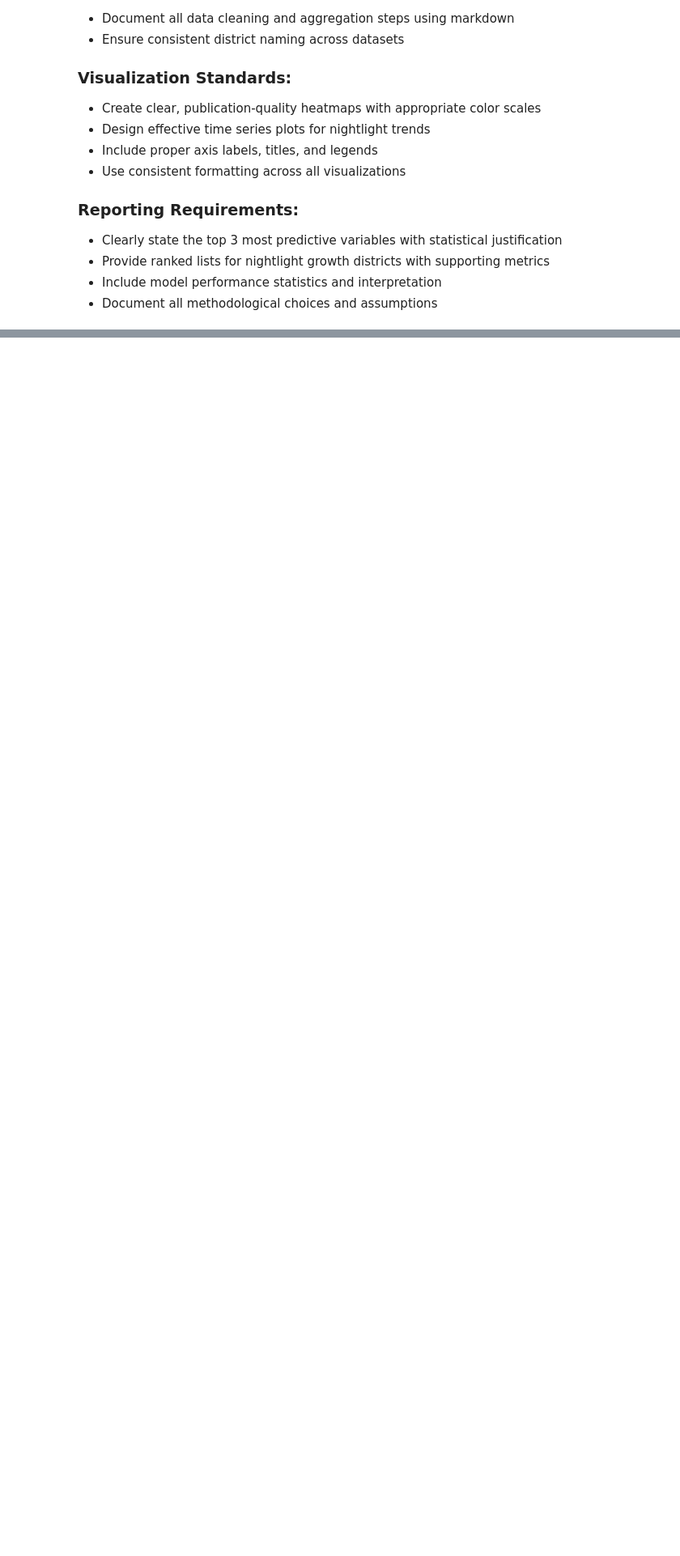
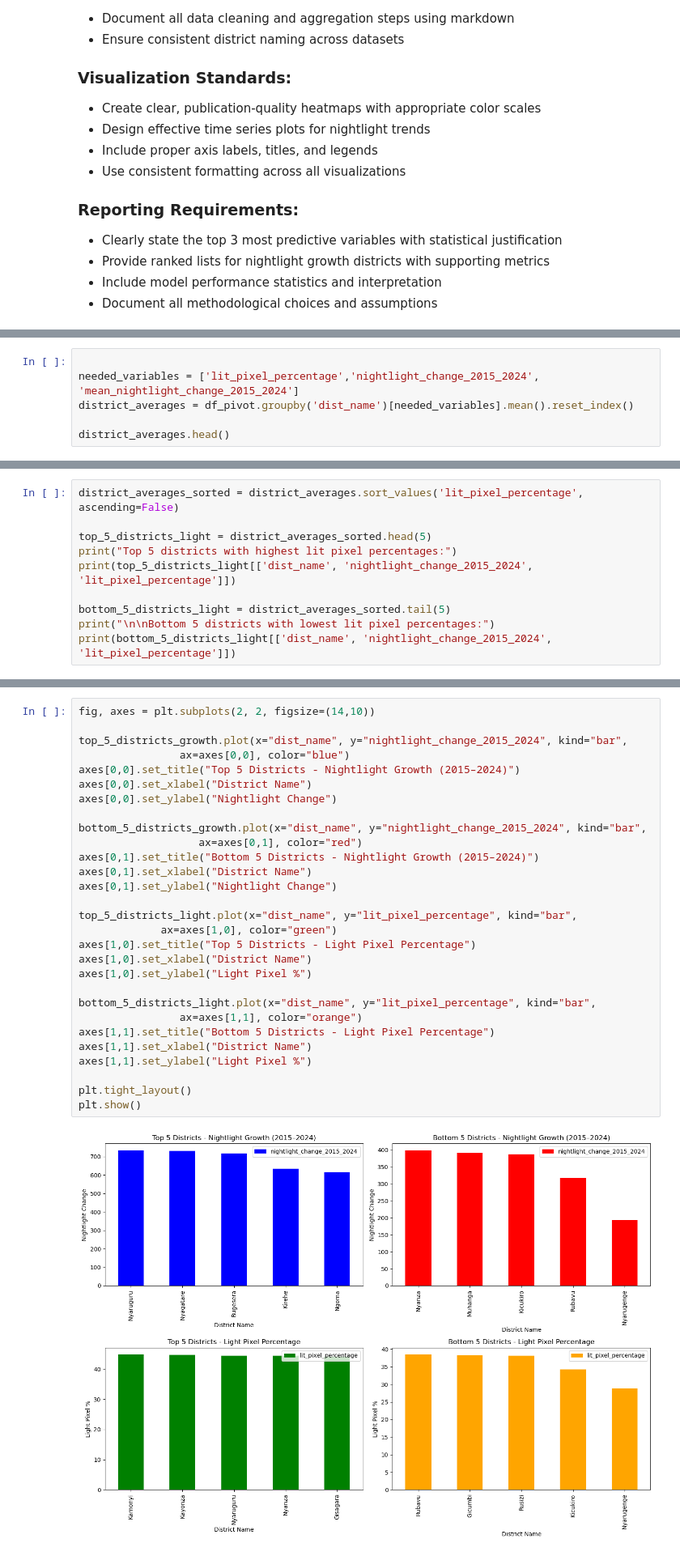
Before and after one commit to docileum/AIMS-DSCBI, a Jupyter notebook: notebooks/assignments/assignment-2.ipynb, the cells around one changed output, grey strips where cells are left out. Shown at 81% size. Drawn from its saved outputs; the diff is of its cells as text; blank space fills up the shorter version.

```diff
--- a/notebooks/assignments/assignment-2.ipynb
+++ b/notebooks/assignments/assignment-2.ipynb
@@ -417,0 +432,6 @@ df_merged
+# %%
+
+needed_variables = ['lit_pixel_percentage','nightlight_change_2015_2024', 'mean_nightlight_change_2015_2024']
+district_averages = df_pivot.groupby('dist_name')[needed_variables].mean().reset_index()
+
+district_averages.head()
@@ -417,0 +473,10 @@ df_merged
+# %%
+district_averages_sorted = district_averages.sort_values('lit_pixel_percentage', ascending=False)
+
+top_5_districts_light = district_averages_sorted.head(5)
+print("Top 5 districts with highest lit pixel percentages:")
+print(top_5_districts_light[['dist_name', 'nightlight_change_2015_2024', 'lit_pixel_percentage']])
+
+bottom_5_districts_light = district_averages_sorted.tail(5)
+print("\n\nBottom 5 districts with lowest lit pixel percentages:")
+print(bottom_5_districts_light[['dist_name', 'nightlight_change_2015_2024', 'lit_pixel_percentage']])
@@ -417,0 +505,31 @@ df_merged
+# %%
+fig, axes = plt.subplots(2, 2, figsize=(14,10))
+
+top_5_districts_growth.plot(x="dist_name", y="nightlight_change_2015_2024", kind="bar",
+                ax=axes[0,0], color="blue")
+axes[0,0].set_title("Top 5 Districts - Nightlight Growth (2015–2024)")
+axes[0,0].set_xlabel("District Name")
+axes[0,0].set_ylabel("Nightlight Change")
+
+bottom_5_districts_growth.plot(x="dist_name", y="nightlight_change_2015_2024", kind="bar",
+                   ax=axes[0,1], color="red")
+axes[0,1].set_title("Bottom 5 Districts - Nightlight Growth (2015–2024)")
+axes[0,1].set_xlabel("District Name")
+axes[0,1].set_ylabel("Nightlight Change")
+
+top_5_districts_light.plot(x="dist_name", y="lit_pixel_percentage", kind="bar",
+             ax=axes[1,0], color="green")
+axes[1,0].set_title("Top 5 Districts - Light Pixel Percentage")
+axes[1,0].set_xlabel("District Name")
+axes[1,0].set_ylabel("Light Pixel %")
+
+bottom_5_districts_light.plot(x="dist_name", y="lit_pixel_percentage", kind="bar",
+                ax=axes[1,1], color="orange")
+axes[1,1].set_title("Bottom 5 Districts - Light Pixel Percentage")
+axes[1,1].set_xlabel("District Name")
+axes[1,1].set_ylabel("Light Pixel %")
+
+plt.tight_layout()
+plt.show()
+# %% [output]
+[figure, added]
```
Also changed, not shown: parts of 23 cells of this notebook.
